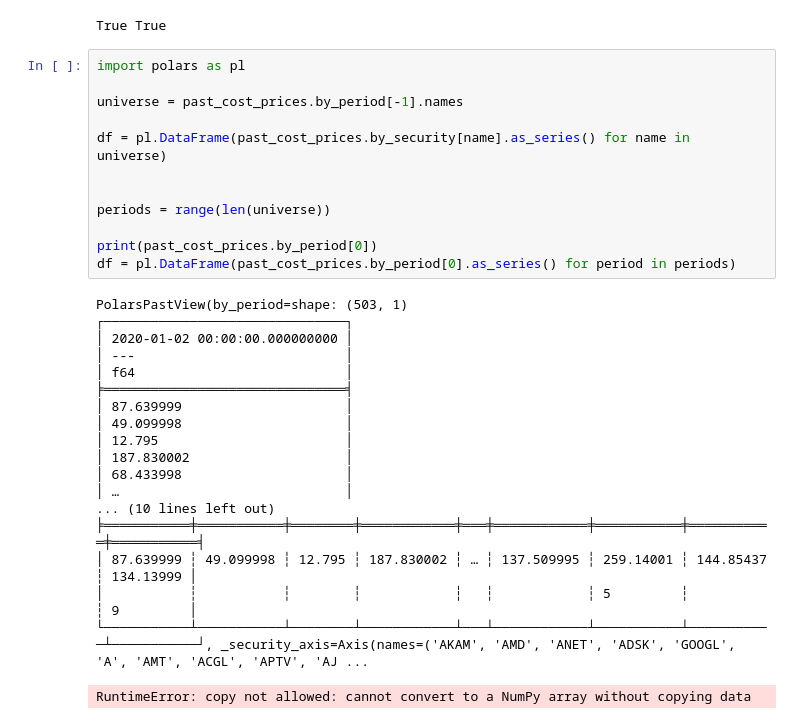
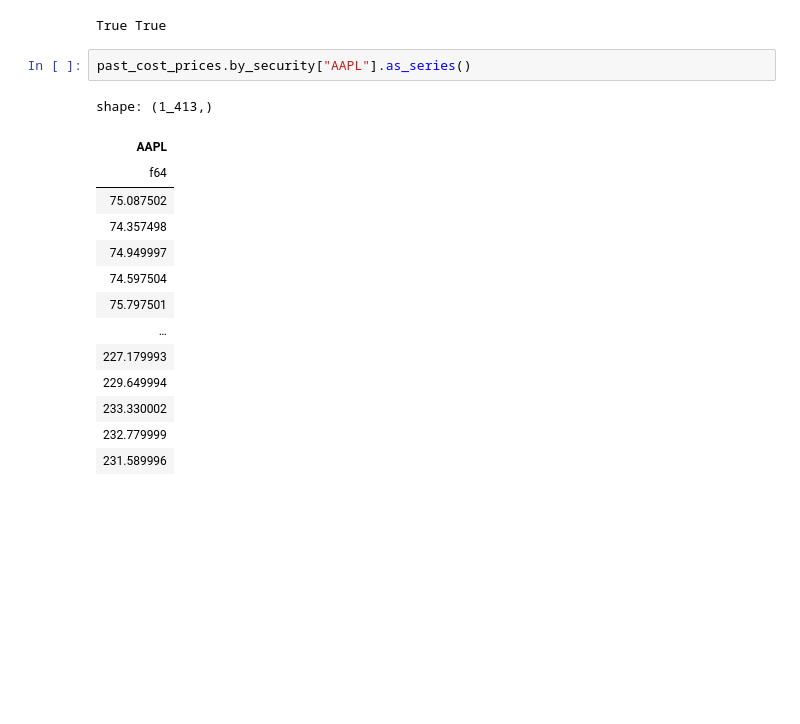
Before and after one commit to jathoms/backtest-lib, a Jupyter notebook: src/backtest_lib/examples/sp500.ipynb, the cells around one changed output. Saved outputs shown, nothing was run; the diff lists cells and outputs as text; blank space fills up the shorter version.

```diff
--- a/src/backtest_lib/examples/sp500.ipynb
+++ b/src/backtest_lib/examples/sp500.ipynb
@@ -117,34 +117,20 @@ print(
 )
 # %% [output]
 True True
-# %%
-import polars as pl
-
-universe = past_cost_prices.by_period[-1].names
-
-df = pl.DataFrame(past_cost_prices.by_security[name].as_series() for name in universe)
-
-
-periods = range(len(universe))
-
-print(past_cost_prices.by_period[0])
-df = pl.DataFrame(past_cost_prices.by_period[0].as_series() for period in periods)
-# %% [output]
-PolarsPastView(by_period=shape: (503, 1)
-┌───────────────────────────────┐
-│ 2020-01-02 00:00:00.000000000 │
-│ ---                           │
-│ f64                           │
-╞═══════════════════════════════╡
-│ 87.639999                     │
-│ 49.099998                     │
-│ 12.795                        │
-│ 187.830002                    │
-│ 68.433998                     │
-│ …                             │
-... (10 lines left out)
-╞═══════════╪═══════════╪════════╪════════════╪═══╪════════════╪═══════════╪═══════════╪═══════════╡
-│ 87.639999 ┆ 49.099998 ┆ 12.795 ┆ 187.830002 ┆ … ┆ 137.509995 ┆ 259.14001 ┆ 144.85437 ┆ 134.13999 │
-│           ┆           ┆        ┆            ┆   ┆            ┆ 5         ┆           ┆ 9         │
-└───────────┴───────────┴────────┴────────────┴───┴────────────┴───────────┴───────────┴───────────┘, _security_axis=Axis(names=('AKAM', 'AMD', 'ANET', 'ADSK', 'GOOGL', 'A', 'AMT', 'ACGL', 'APTV', 'AJ ...
-RuntimeError: copy not allowed: cannot convert to a NumPy array without copying data
+# %%
+past_cost_prices.by_security["AAPL"].as_series()
+# %% [output]
+shape: (1_413,)
+| AAPL |
+| f64 |
+| 75.087502 |
+| 74.357498 |
+| 74.949997 |
+| 74.597504 |
+| 75.797501 |
+| … |
+| 227.179993 |
+| 229.649994 |
+| 233.330002 |
+| 232.779999 |
+| 231.589996 |
```
Also changed, not shown: parts of 1 cell of this notebook.
